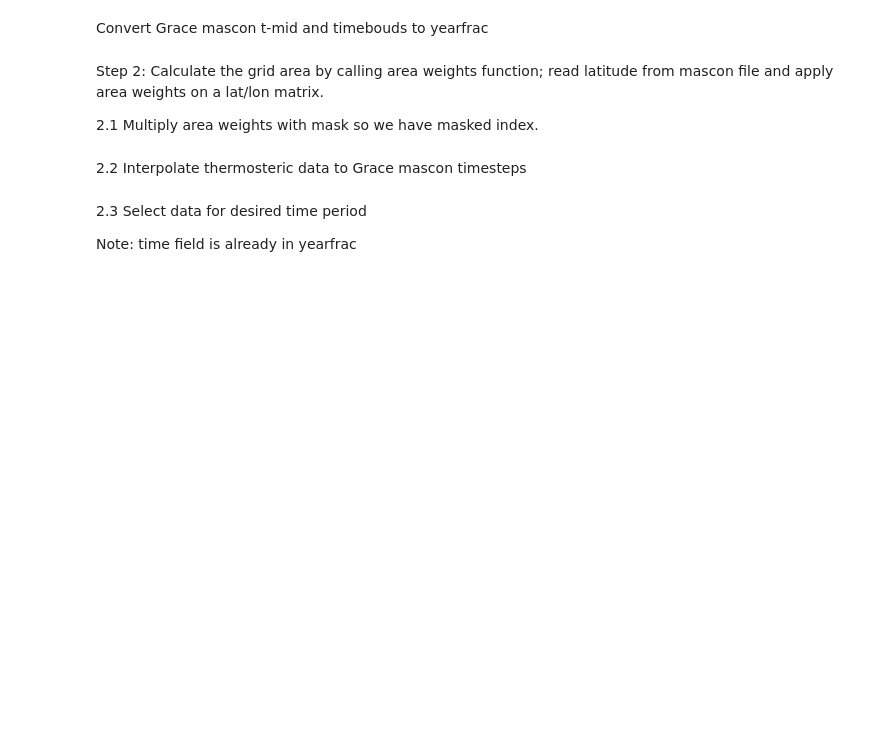
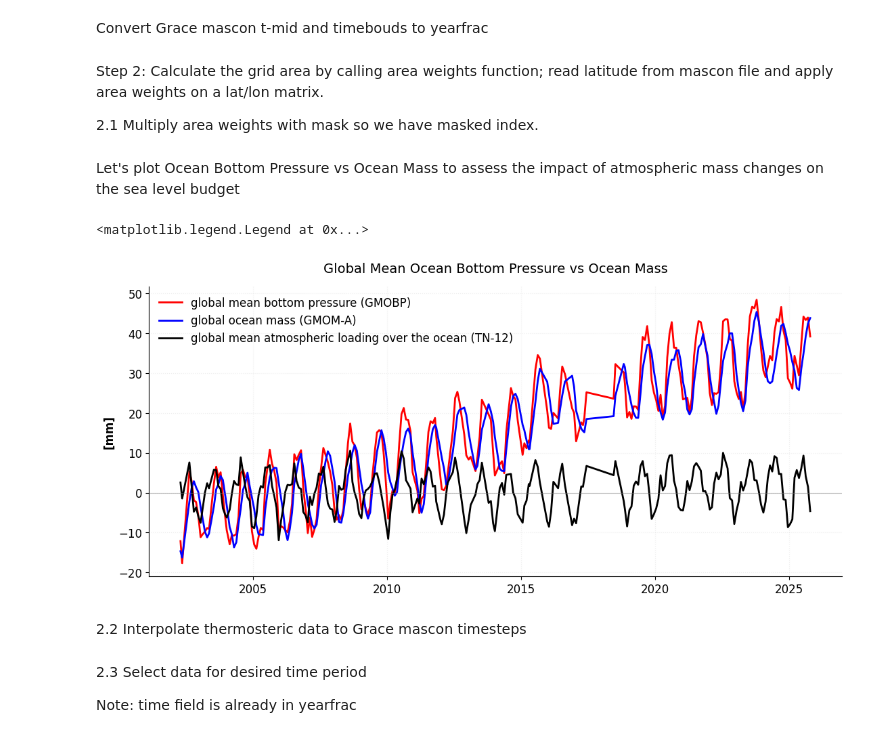
Before and after one commit to NASA-GRACE/GRACE-Analysis-Tutorials, a Jupyter notebook: GRACE_handbook_gmsl_budget.ipynb, the cells around one changed output. Drawn from its saved outputs; the diff is of its cells as text; code cells hidden in the pictures; blank space fills up the shorter version.

```diff
--- a/GRACE_handbook_gmsl_budget.ipynb
+++ b/GRACE_handbook_gmsl_budget.ipynb
@@ -223,6 +232,26 @@ masked_area_sum = np.nansum(masked_area_matrix)
 weighted_sum = np.nansum(lwe_thickness * masked_area_matrix, axis=(1, 2))
 timeseries_GRACE = weighted_sum / masked_area_sum
 timeseries_GMOM_A = (timeseries_GRACE * 10) - TN12_selected_vals
+# %% [markdown]
+Let's plot Ocean Bottom Pressure vs Ocean Mass to assess the impact of atmospheric mass changes on the sea level budget
+# %%
+# plot ocean bottom pressure vs ocean mass - assess the impact of atmospheric mass changes have on the sea level budget
+plot_title_str = 'Global Mean Ocean Bottom Pressure vs Ocean Mass'
+plt.rc('font', size=12)
+fig, ax = plt.subplots(figsize=(11, 5), constrained_layout=True)
+ax.plot(time_vec, timeseries_GRACE*10,color='red', label='global mean bottom pressure (GMOBP)',lw=2)
+ax.plot(time_vec, timeseries_GMOM_A, color='blue', label='global ocean mass (GMOM-A)',lw=2)
+ax.plot(time_vec, TN12_selected_vals,color='black', label='global mean atmospheric loading over the ocean (TN-12)',lw=2)
+ax.axhline(y=0.0, color='gray', linestyle='-', linewidth=0.8, alpha=0.5)
+ax.set_ylabel('[mm]', fontweight='bold')
+ax.set_title(plot_title_str, fontsize=14, pad=15)
+ax.spines['top'].set_visible(False)
+ax.spines['right'].set_visible(False)
+ax.grid(alpha=0.2, linestyle=':')
+ax.legend(loc='best', frameon=False)
+# %% [output]
+<matplotlib.legend.Legend at 0x...>
+[figure, added]
 # %% [markdown]
 2.2 Interpolate thermosteric data to Grace mascon timesteps
 # %%
```
Also changed, not shown: parts of 1 cell of this notebook.
